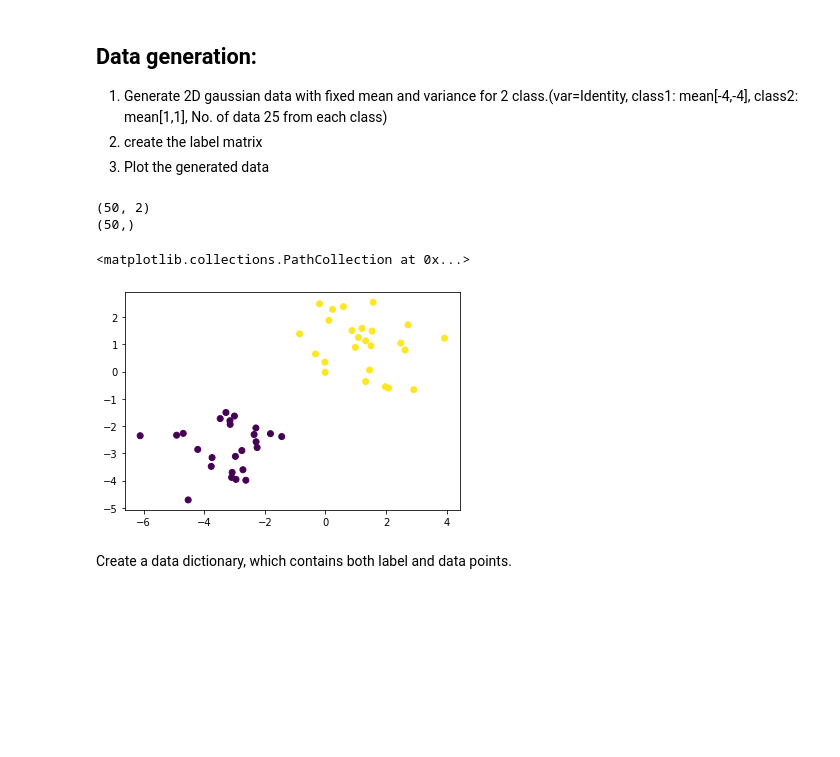
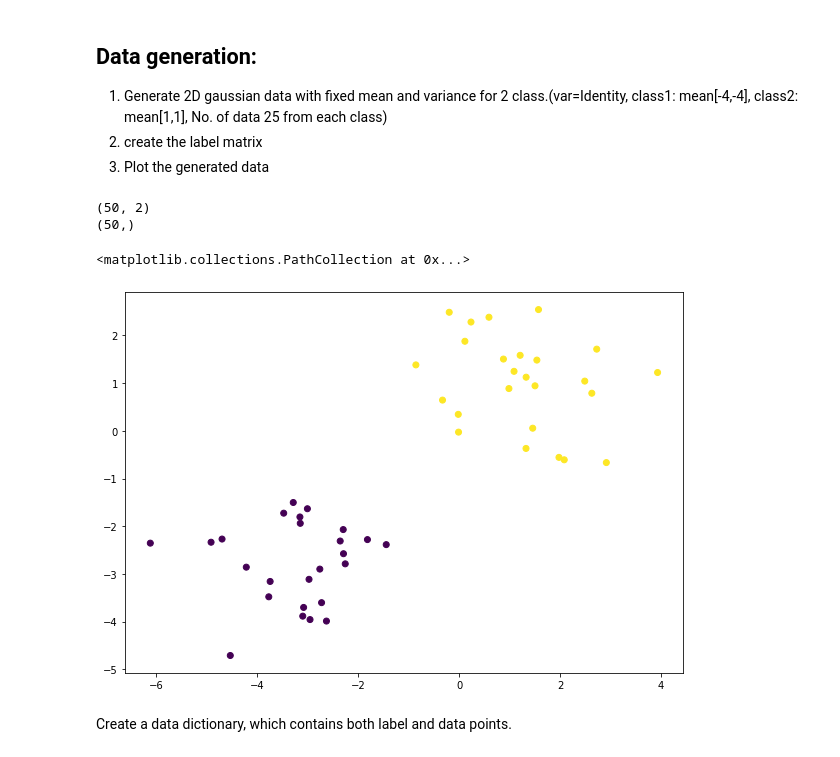
Before and after one commit to shashankp28/PRML-Lab-22, a Jupyter notebook: Assignment_8/Lab_8_Classification.ipynb, the cells around one changed output. Drawn from its saved outputs; the diff is of its cells as text; code cells hidden in the pictures; blank space fills up the shorter version.

```diff
--- a/Assignment_8/Lab_8_Classification.ipynb
+++ b/Assignment_8/Lab_8_Classification.ipynb
@@ -8,6 +8,8 @@
 import numpy as np
 import matplotlib.pyplot as plt
 import math
+import matplotlib
+matplotlib.rcParams['figure.figsize'] = (10, 7)
 # %% [markdown]
 #Support Vector Machines (SVM)
 # %% [markdown]
@@ -37,23 +39,23 @@ https://medium.com/deep-math-machine-learning-ai/chapter-3-1-svm-from-scratch-in
 # %%
 No_sample=50
 mean1=np.array([-3,-3])
 var1=np.array([[1,0],[0,1]])
 mean2=np.array([1,1])
 var2=var1
 data1=np.random.multivariate_normal(mean1,var1,int(No_sample/2))
 data2=np.random.multivariate_normal(mean2,var2,int(No_sample/2))
-X=np.concatenate((data1,data2))
-print(X.shape)
-y=np.concatenate((-1*np.ones(data1.shape[0]),np.ones(data2.shape[0])))
-print(y.shape)
+_X=np.concatenate((data1,data2))
+print(_X.shape)
+_y=np.concatenate((-1*np.ones(data1.shape[0]),np.ones(data2.shape[0])))
+print(_y.shape)
 
 plt.figure()
-plt.scatter(X[:,0],X[:,1],marker='o',c=y)
+plt.scatter(_X[:,0],_X[:,1],marker='o',c=_y)
 # %% [output]
 (50, 2)
 (50,)
 <matplotlib.collections.PathCollection at 0x...>
-[figure, old version]
+[figure, new version]
 # %% [markdown]
 Create a data dictionary, which contains both label and data points.
 # %%
```
Also changed, not shown: parts of 24 cells of this notebook, 2 other files.
